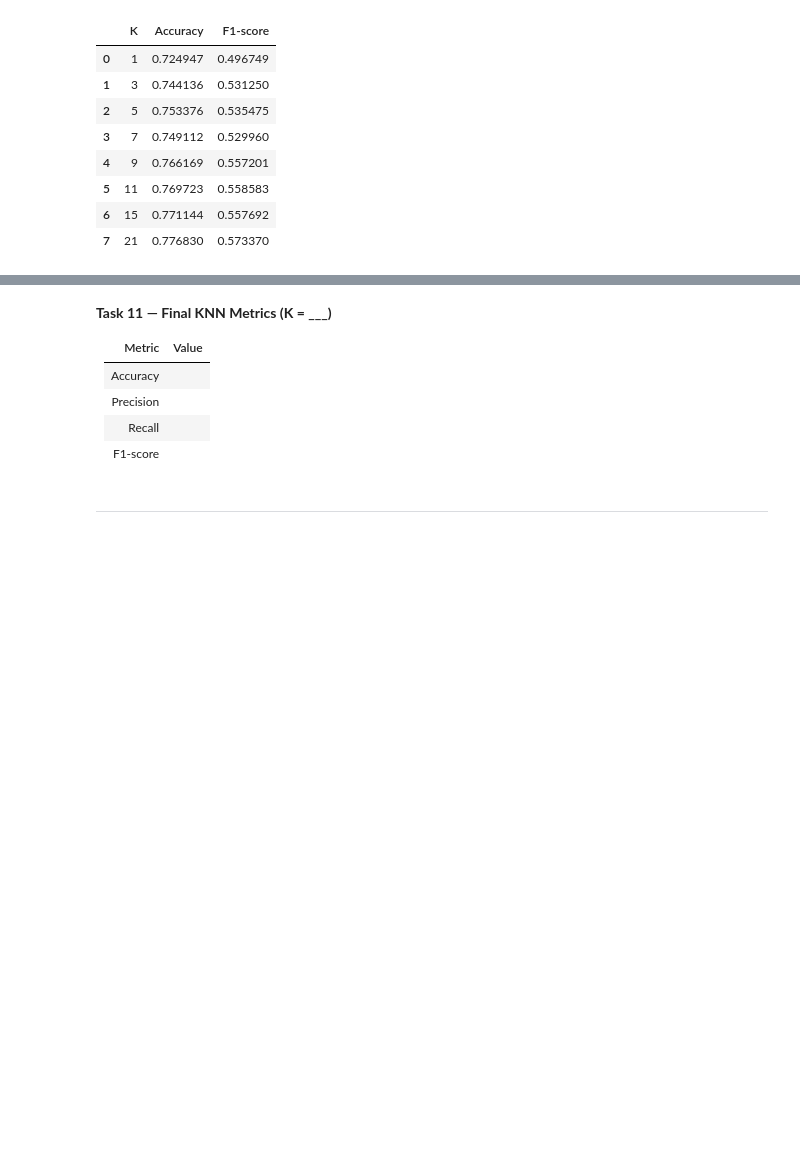
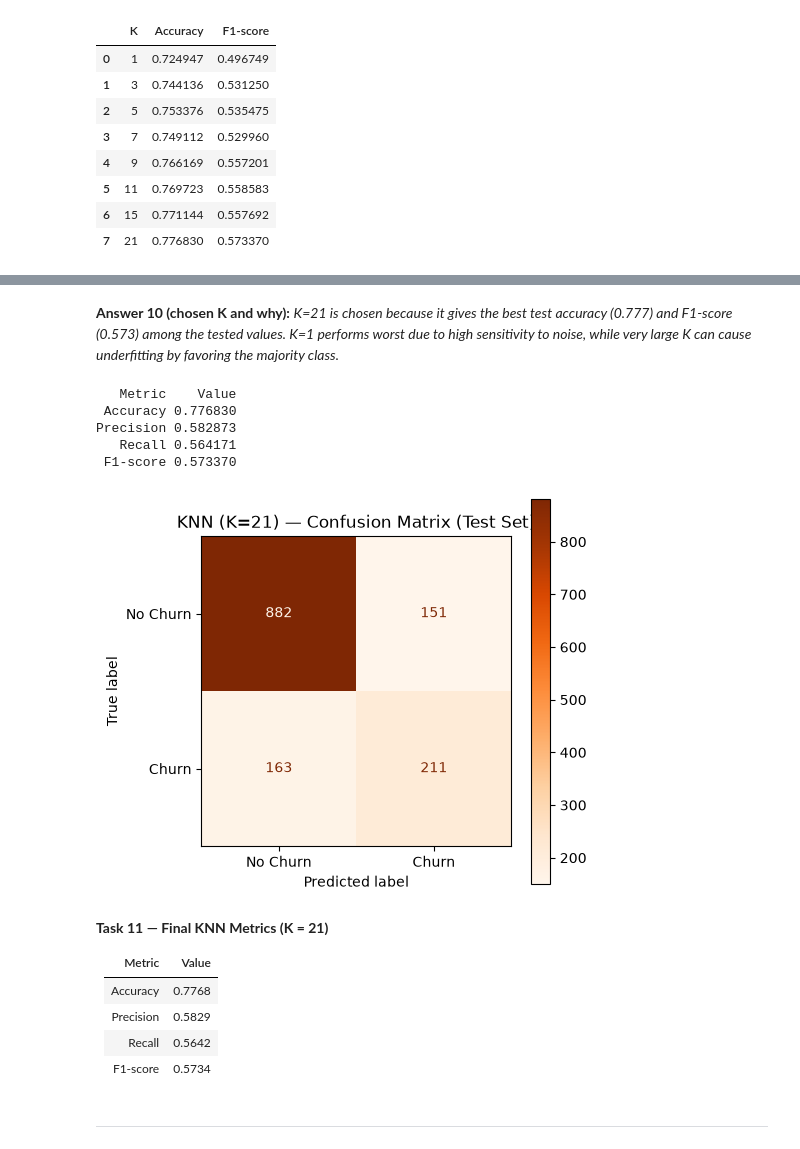
Before and after one commit to msufianchoohan/ml-lab, a Jupyter notebook: LAB 06/Lab6_LogReg_KNN_Template.ipynb, the cells around one changed output, grey strips where cells are left out. Drawn from its saved outputs; the diff is of its cells as text; code cells hidden in the pictures; blank space fills up the shorter version.

```diff
--- a/LAB 06/Lab6_LogReg_KNN_Template.ipynb
+++ b/LAB 06/Lab6_LogReg_KNN_Template.ipynb
@@ -274,12 +279,47 @@ _(your answer here)_
+# %% [markdown]
+**Answer 10 (chosen K and why):**
+_K=21 is chosen because it gives the best test accuracy (0.777) and F1-score (0.573) among the tested values. K=1 performs worst due to high sensitivity to noise, while very large K can cause underfitting by favoring the majority class._
+# %%
+# Task 11 — final KNN model at chosen K: metrics + confusion matrix
+CHOSEN_K = 21
+
+knn_final = KNeighborsClassifier(n_neighbors=CHOSEN_K)
+knn_final.fit(X_train_scaled, y_train)
+y_test_pred_knn = knn_final.predict(X_test_scaled)
+
+knn_acc = accuracy_score(y_test, y_test_pred_knn)
+knn_prec = precision_score(y_test, y_test_pred_knn)
+knn_rec = recall_score(y_test, y_test_pred_knn)
+knn_f1 = f1_score(y_test, y_test_pred_knn)
+
+knn_final_results = pd.DataFrame({
+    "Metric": ["Accuracy", "Precision", "Recall", "F1-score"],
+    "Value": [knn_acc, knn_prec, knn_rec, knn_f1]
+})
+print(knn_final_results.to_string(index=False))
+
+cm_knn = confusion_matrix(y_test, y_test_pred_knn)
+disp = ConfusionMatrixDisplay(confusion_matrix=cm_knn, display_labels=["No Churn", "Churn"])
+fig, ax = plt.subplots(figsize=(5, 5))
+disp.plot(ax=ax, cmap="Oranges", values_format="d")
+plt.title(f"KNN (K={CHOSEN_K}) — Confusion Matrix (Test Set)")
+plt.show()
+# %% [output]
+   Metric    Value
+ Accuracy 0.776830
+Precision 0.582873
+   Recall 0.564171
+ F1-score 0.573370
+[figure, added]
 # %% [markdown]
-**Task 11 — Final KNN Metrics (K = ___)**
+**Task 11 — Final KNN Metrics (K = 21)**
 
 | Metric | Value |
 |---|---|
-| Accuracy | |
-| Precision | |
-| Recall | |
-| F1-score | |
+| Accuracy | 0.7768 |
+| Precision | 0.5829 |
+| Recall | 0.5642 |
+| F1-score | 0.5734 |
 # %% [markdown]
 ---
 # %% [markdown]
```
Also changed, not shown: parts of 26 cells of this notebook.
